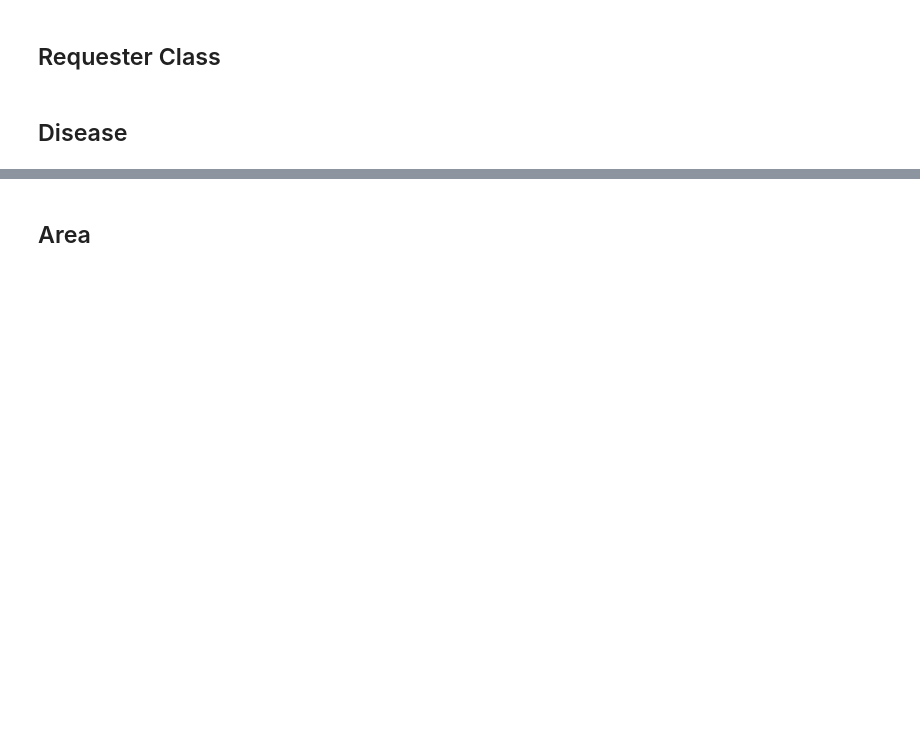
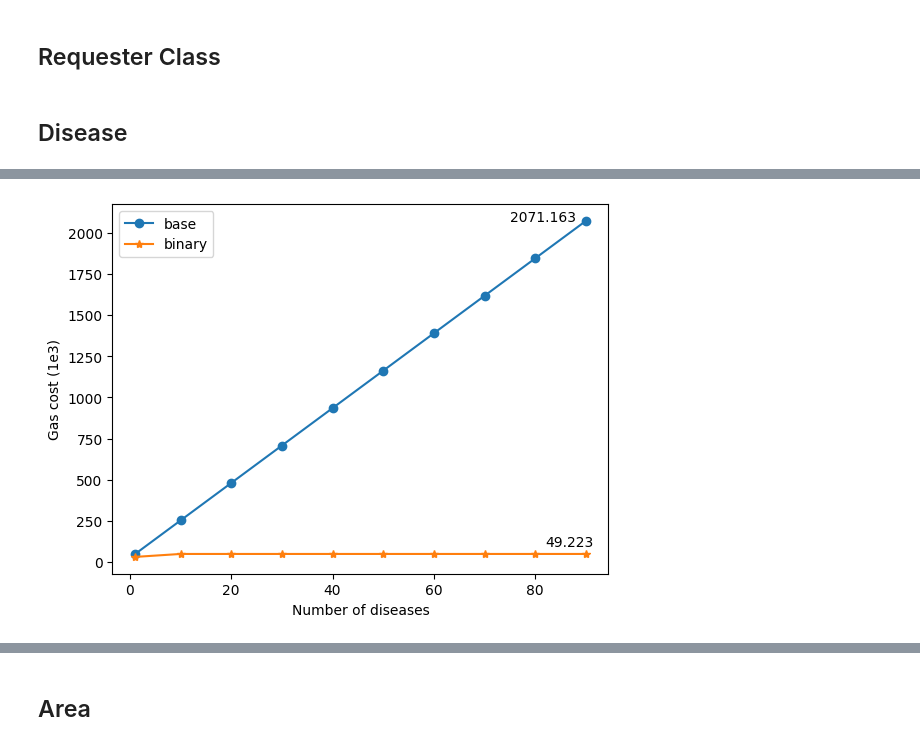
Before and after one commit to MaastrichtU-IDS/DecentralizedHealthcareBackend, a Jupyter notebook: jupyter/UnifiedConsentModel.ipynb, the cells around one changed output, grey strips where cells are left out. Saved outputs shown, nothing was run; the diff lists cells and outputs as text; code cells hidden in the pictures; blank space fills up the shorter version.

```diff
--- a/jupyter/UnifiedConsentModel.ipynb
+++ b/jupyter/UnifiedConsentModel.ipynb
@@ -696,26 +696,20 @@ for interval in intevals:
     gas_requester = requester1.upload_disease_items()
     gas_access = requester1.request_access(provider1)
 
-    gas_provider_h = provider1.upload_disease_items_hierarchy()
-    gas_requester_h = requester1.upload_disease_items_hierarchy()
+    gas_provider_binary = provider1.upload_disease_items_hierarchy()
+    gas_requester_binary = requester1.upload_disease_items_hierarchy()
     # gas_access_disease = requester1.access_disease(provider1)
-    gas_access_disease_hierarchy = requester1.access_disease_hierarchy(provider1)
+    gas_access_binary = requester1.access_disease_hierarchy(provider1)
+
     disease_data.append(
         {
             "interval": interval,
+            "gas_provider_binary": gas_provider_binary,
+            "gas_requester_binary": gas_requester_binary,
+            "gas_access_binary": gas_access_binary,
             "gas_provider": gas_provider,
             "gas_requester": gas_requester,
             "gas_access": gas_access,
-            "category": "base",
-        }
-    )
-    disease_data.append(
-        {
-            "interval": interval,
-            "gas_provider": gas_provider_h,
-            "gas_requester": gas_requester_h,
-            "gas_access": gas_access_disease_hierarchy,
-            "category": "hierarchy",
         }
     )
 
@@ -767,0 +718,69 @@ plt.show()
+# %%
+factor = 1e3
+import matplotlib.pyplot as plt
+
+intervals = disease_data_frame["interval"]
+data_plot = pd.DataFrame()
+data_plot["interval"] = intervals
+role = "provider"
+line_role_baseline = f"gas_{role}"
+line_role_binary = f"gas_{role}_binary"
+
+data_plot[line_role_baseline] = disease_data_frame[line_role_baseline] / factor
+data_plot[line_role_binary] = disease_data_frame[line_role_binary] / factor
+# data_frame_simple["gas_provider"] = data_frame_simple["gas_provider"] / factor
+ax = data_plot.plot.line(
+    x="interval",
+    y=[line_role_baseline, line_role_binary],
+    style=["o-", "*-"],
+    xlabel="Number of diseases",
+    ylabel="Gas cost (1e3)",
+    label=["base", "binary"],
+    # title="Gas cost for uploading area code of providers",
+    # annotate=True,
+)
+
+plt.annotate(
+    data_plot[line_role_baseline].iloc[-1],
+    xy=(intervals.iloc[-1], data_plot[line_role_baseline].iloc[-1]),
+    xytext=(intervals.iloc[-1] - 15, data_plot[line_role_baseline].iloc[-1]),
+)
+plt.annotate(
+    data_plot[line_role_binary].iloc[-1],
+    xy=(intervals.iloc[-1], data_plot[line_role_binary].iloc[-1]),
+    xytext=(intervals.iloc[-1] - 8, data_plot[line_role_binary].iloc[-1] + 50),
+)
+plt.savefig(f"figs/disease_gas_{role}.pdf")
+plt.show()
+
+role = "requester"
+line_role_baseline = f"gas_{role}"
+line_role_binary = f"gas_{role}_binary"
+data_plot[line_role_baseline] = disease_data_frame[line_role_baseline] / factor
+data_plot[line_role_binary] = disease_data_frame[line_role_binary] / factor
+# data_frame_simple["gas_provider"] = data_frame_simple["gas_provider"] / factor
+ax = data_plot.plot.line(
+    x="interval",
+    y=[line_role_baseline, line_role_binary],
+    style=["o-", "*-"],
+    xlabel="Number of diseases",
+    ylabel="Gas cost (1e3)",
+    label=["base", "binary"],
+    # title="Gas cost for uploading area code of requesters",
+    # annotate=True,
+)
+
+plt.annotate(
+    data_plot[line_role_baseline].iloc[-1],
+    xy=(intervals.iloc[-1], data_plot[line_role_baseline].iloc[-1]),
+    xytext=(intervals.iloc[-1] - 13, data_plot[line_role_baseline].iloc[-1]),
+)
+plt.annotate(
+    data_plot[line_role_binary].iloc[-1],
+    xy=(intervals.iloc[-1], data_plot[line_role_binary].iloc[-1]),
+    xytext=(intervals.iloc[-1] - 8, data_plot[line_role_binary].iloc[-1] + 5),
+)
+plt.savefig(f"figs/disease_gas_{role}.pdf")
+plt.show()
+# %% [output]
+[figure, added]
```
Also changed, not shown: parts of 7 cells of this notebook, 6 other files.
